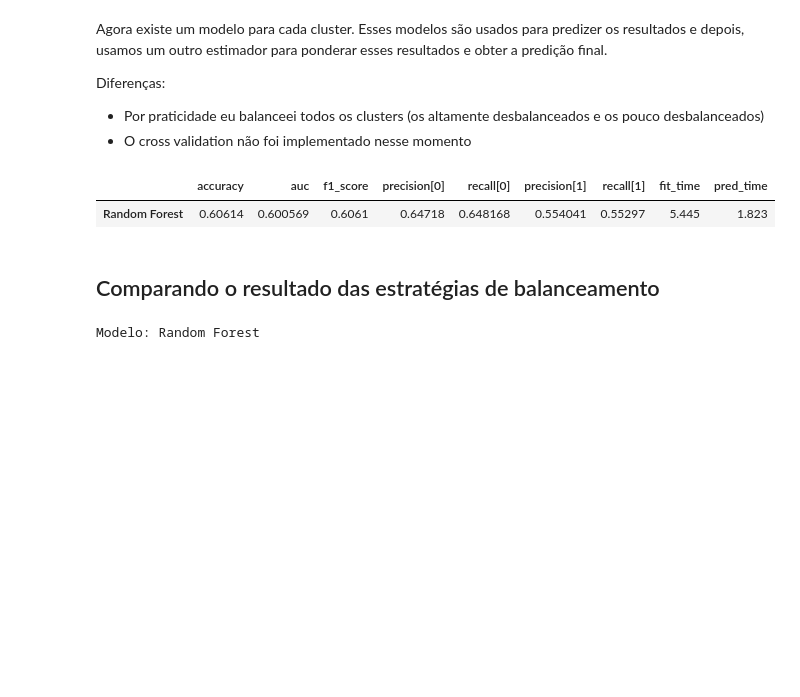
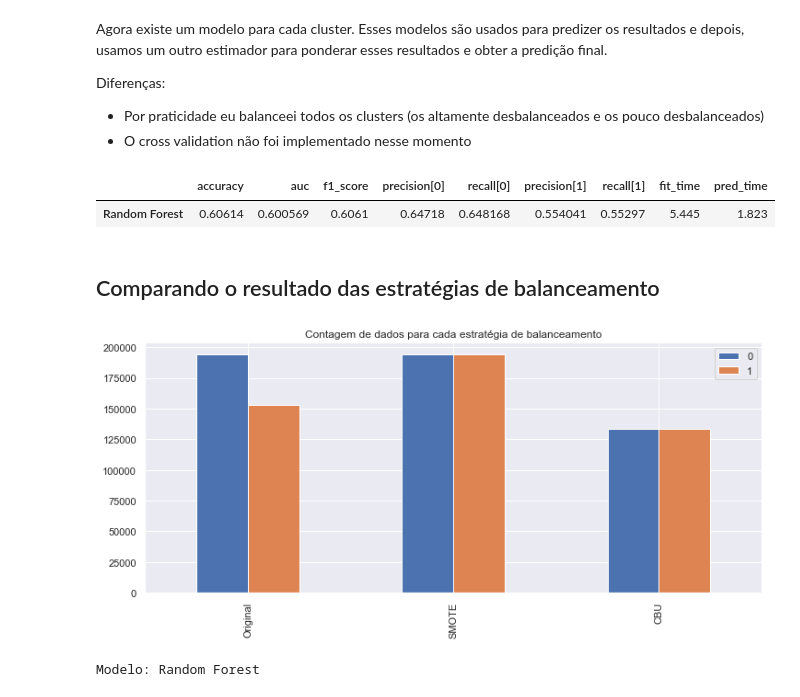
Before and after one commit to lyriotiago/machine_learning, a Jupyter notebook: Classic ML/CBU_stacking.ipynb, the cells around one changed output. Saved outputs shown, nothing was run; the diff lists cells and outputs as text; code cells hidden in the pictures; blank space fills up the shorter version.

```diff
--- a/Classic ML/CBU_stacking.ipynb
+++ b/Classic ML/CBU_stacking.ipynb
@@ -589,0 +582,10 @@ rf_results.index = ['Sem balanceamento','SMOTE','CBU','Stacked CBU']
+# %%
+data_count = pd.concat([y_train.value_counts(),y_train_sm.value_counts(),y_train_us.value_counts()],axis=1)
+data_count.columns = ['Original', 'SMOTE', 'CBU']
+
+data_count.T.plot(kind = 'bar',
+                figsize = (12,5),
+                title = 'Contagem de dados para cada estratégia de balanceamento'
+               );
+# %% [output]
+[figure, added]
```
Also changed, not shown: parts of 24 cells of this notebook.
